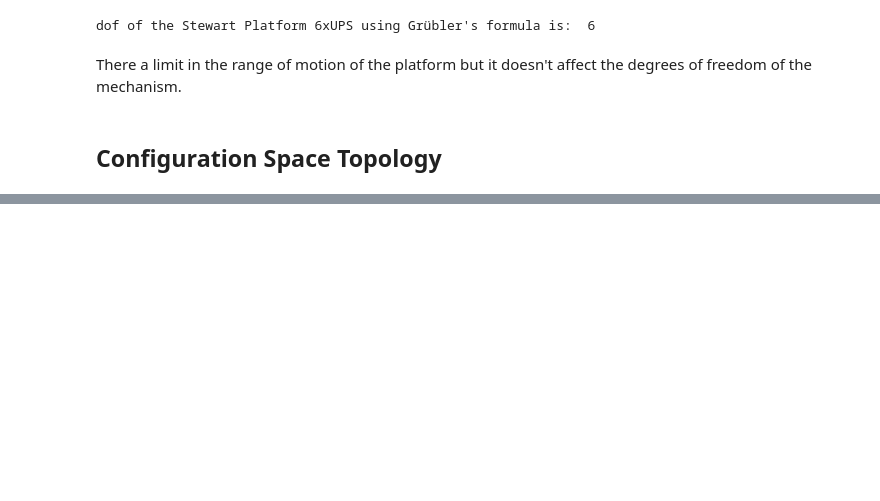
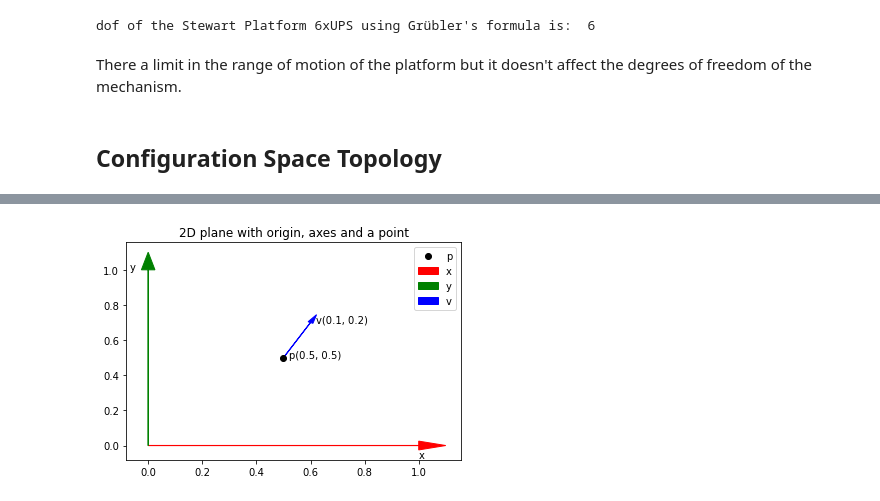
Before and after one commit to AlrIsmail/robotics_fundamentals, a Jupyter notebook: foundation_robot_motion.ipynb, the cells around one changed output, grey strips where cells are left out. Saved outputs shown, nothing was run; the diff lists cells and outputs as text; code cells hidden in the pictures; blank space fills up the shorter version.

```diff
--- a/foundation_robot_motion.ipynb
+++ b/foundation_robot_motion.ipynb
@@ -434,0 +494,33 @@ There a limit in the range of motion of the platform but it doesn't affect the d
+# %%
+# choose a point in the plane and call it the origin
+origin = np.array([0, 0])
+# choose two orthogonal axes and call them x and y
+x = np.array([1, 0])
+y = np.array([0, 1])
+# represent any point in the space using two coordinates, x and y
+p = np.array([0.5, 0.5])
+# plot the point
+plt.plot(p[0], p[1], 'o', color='black', label='p')
+# add a text with the coordinates of the point
+plt.text(p[0] + 0.02, p[1], 'p(0.5, 0.5)')
+# plot the axes with arrows
+plt.arrow(origin[0], origin[1], x[0], x[1], head_width=0.05, head_length=0.1, color='r', label='x')
+plt.arrow(origin[0], origin[1], y[0], y[1], head_width=0.05, head_length=0.1, color='g', label='y')
+# add a text with the name of the axes
+plt.text(x[0] , x[1] -0.07, 'x')
+plt.text(y[0] -0.07, y[1], 'y')
+# the velocity of the point p is defined as the derivative of the position vector
+# v = dx/dt * x + dy/dt * y
+# if we assume that the point p is moving with a velocity of 0.1 along the x axis
+# and 0.2 along the y axis, then the velocity vector is
+v = 0.1 * x + 0.2 * y
+# plot the velocity vector
+plt.arrow(p[0], p[1], v[0], v[1], head_width=0.02, head_length=0.05, color='b', label='v')
+# add a text with the velocity vector
+plt.text(p[0] + v[0] + 0.02, p[1] + v[1], 'v(0.1, 0.2)')
+
+plt.title('2D plane with origin, axes and a point')
+plt.legend()
+plt.show()
+# %% [output]
+[figure, added]
```
Also changed, not shown: parts of 21 cells of this notebook, 5 other files.
